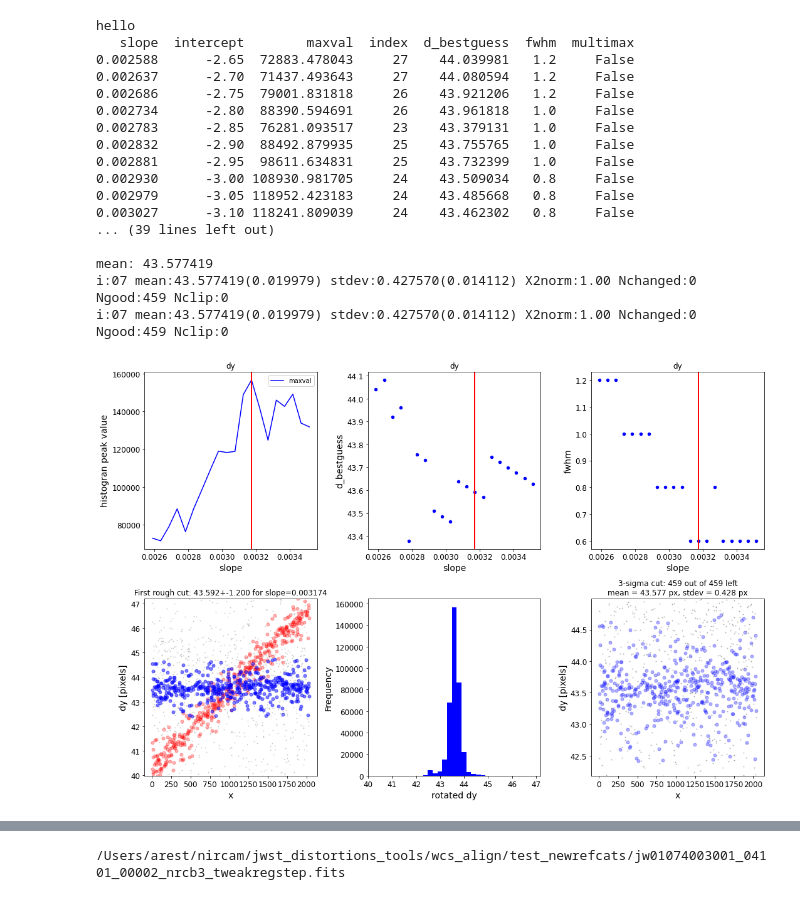
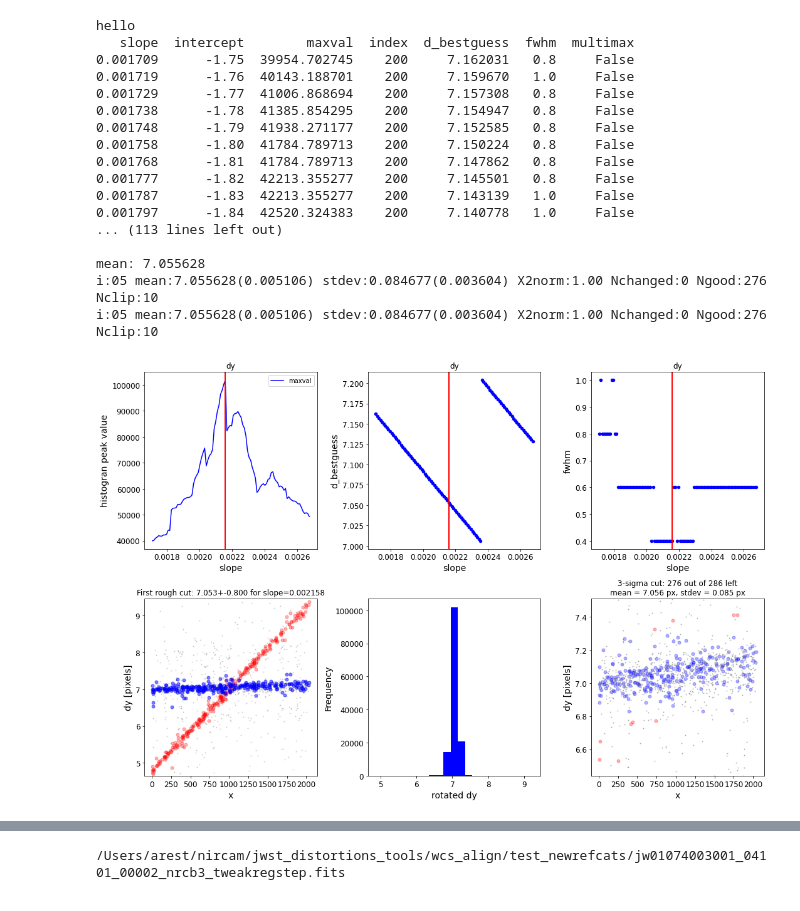
Before and after one commit to arminrest/jwst_distortions_tools, a Jupyter notebook: jwst_wcs_align.ipynb, the cells around one changed output, grey strips where cells are left out. Drawn from its saved outputs; the diff is of its cells as text; code cells hidden in the pictures.

```diff
--- a/jwst_wcs_align.ipynb
+++ b/jwst_wcs_align.ipynb
@@ -9,16 +30,20 @@ import matplotlib.pyplot as plt
 #distortion_file = '/Users/arest/nircam/jwst_distortions_tools/final_CRDS/v1.2/nrcb3_full_f200w_clear.distcoeff.asdf'
 #input_image='/ifs/jwst/wit/nircam/commissioning/01069/obsnum2/jw01069002002_02101_00002_nrca1_cal.fits'
 #distortion_file = '/Users/arest/nircam/jwst_distortions_tools/final_CRDS/v1.2/nrca1_full_f070w_clear.distcoeff.asdf'
-input_image='/ifs/jwst/wit/nircam/commissioning/01074/obsnum3/jw01074003001_04101_00002_nrcb3_cal.fits'
-distortion_file = '/Users/arest/nircam/jwst_distortions_tools/final_CRDS/v1.2/nrcb3_full_f150w_clear.distcoeff.asdf'
+#input_image='/ifs/jwst/wit/nircam/commissioning/01074/obsnum3/jw01074003001_04101_00002_nrcb3_cal.fits'
+#distortion_file = '/Users/arest/nircam/jwst_distortions_tools/final_CRDS/v1.2/nrcb3_full_f150w_clear.distcoeff.asdf'
+input_image='/user/arest/wcs_align_exampleimages/jw01069002004_02101_00002_nrcblong_tweakregstep.fits'
+distortion_file = '/Users/arest/nircam/jwst_distortions_tools/final_CRDS/v1.2/nrcb5_full_f444w_clear.distcoeff.asdf'
 
-outrootdir = '/Users/arest/nircam/jwst_distortions_tools'
-outsubdir = 'wcs_align/test_newrefcats'
+### output will be saved in  f'{outrootdir}/{outsubdir}'
+### !!!!!! Choose the appropriate outdir!
+outrootdir = './test'
+outsubdir = 'wcs_align/v1'
 wcs_align = jwst_wcs_align()
 verbose=2
 wcs_align.verbose=verbose
 wcs_align.set_outdir(outrootdir, outsubdir)
-### get someinfo
+### get some info about the image
 image_model = ImageModel(input_image)
 print(f'Info: outdir:{wcs_align.outdir}\n{os.path.basename(input_image)}: {image_model.meta.aperture.name} {image_model.meta.instrument.filter} {image_model.meta.instrument.pupil}')
 # %% [output]
@@ -39,7 +54,7 @@ overwrite = True
 skip_applydistortions_if_exists=False
 skip_if_exists = False
 #refcatname = './LMC_gaia_DR3.nrcposs'
-refcatname = 'hawki'
+refcatname = 'gaia'
 refcat_racol = None # if None, then set automatically
 refcat_deccol = None # if None, then set automatically
 pmflag = False
@@ -379,49 +509,49 @@ slope_max = slope+10*slope_stepsize
 # initialize dy plot
 if showplots>1:
     sp=initplot(2,3)
 else:
     sp=None
 (dy_rot_results,dy_best_index) = rotate_d_and_find_binmax(wcs_align.phot,ixs_dx_cut,'dy','x',
                                                           Nx,
                                                           binsize=binsize_px,
                                                           bin_weights_flag=bin_weights_flag,
                                                           slope_min=slope_min,
                                                           slope_max=slope_max,
-                                                          slope_stepsize=slope_stepsize,
+                                                          slope_stepsize=slope_stepsize/5.0,
                                                           showplots=showplots,
                                                           sp=sp,
                                                           spi=[0,1,2])
 (ixs_dy_cut,ixs_dy_roughcut) = sigmacut_d_rot(wcs_align.phot,ixs_dx_cut,'dy','x',
                                               dy_rot_results.t.loc[dy_best_index,'slope'],
                                               dy_rot_results.t.loc[dy_best_index,'intercept'],
                                               dy_rot_results.t.loc[dy_best_index,'d_bestguess'],
                                               rough_cut_px = Nfwhm*dy_rot_results.t.loc[dy_best_index,'fwhm'],
                                               binsize=binsize_px,
                                               bin_weights_flag=bin_weights_flag,
                                               showplots=showplots,
                                               sp=sp,
                                               spi=[3,4,5]
                                               )
 plt.tight_layout()
 # %% [output]
 hello
    slope  intercept        maxval  index  d_bestguess  fwhm  multimax
-0.002588      -2.65  72883.478043     27    44.039981   1.2     False
-0.002637      -2.70  71437.493643     27    44.080594   1.2     False
-0.002686      -2.75  79001.831818     26    43.921206   1.2     False
-0.002734      -2.80  88390.594691     26    43.961818   1.0     False
-0.002783      -2.85  76281.093517     23    43.379131   1.0     False
-0.002832      -2.90  88492.879935     25    43.755765   1.0     False
-0.002881      -2.95  98611.634831     25    43.732399   1.0     False
-0.002930      -3.00 108930.981705     24    43.509034   0.8     False
-0.002979      -3.05 118952.423183     24    43.485668   0.8     False
-0.003027      -3.10 118241.809039     24    43.462302   0.8     False
-... (39 lines left out)
+0.001709      -1.75  39954.702745    200     7.162031   0.8     False
+0.001719      -1.76  40143.188701    200     7.159670   1.0     False
+0.001729      -1.77  41006.868694    200     7.157308   0.8     False
+0.001738      -1.78  41385.854295    200     7.154947   0.8     False
+0.001748      -1.79  41938.271177    200     7.152585   0.8     False
+0.001758      -1.80  41784.789713    200     7.150224   0.8     False
+0.001768      -1.81  41784.789713    200     7.147862   0.8     False
+0.001777      -1.82  42213.355277    200     7.145501   0.8     False
+0.001787      -1.83  42213.355277    200     7.143139   1.0     False
+0.001797      -1.84  42520.324383    200     7.140778   1.0     False
+... (113 lines left out)
 
-mean: 43.577419
-i:07 mean:43.577419(0.019979) stdev:0.427570(0.014112) X2norm:1.00 Nchanged:0 Ngood:459 Nclip:0
-i:07 mean:43.577419(0.019979) stdev:0.427570(0.014112) X2norm:1.00 Nchanged:0 Ngood:459 Nclip:0
+mean: 7.055628
+i:05 mean:7.055628(0.005106) stdev:0.084677(0.003604) X2norm:1.00 Nchanged:0 Ngood:276 Nclip:10
+i:05 mean:7.055628(0.005106) stdev:0.084677(0.003604) X2norm:1.00 Nchanged:0 Ngood:276 Nclip:10
-[figure, old version]
+[figure, new version]
 # %%
 
 if savephottable:
```
Also changed, not shown: parts of 12 cells of this notebook, 3 other files.
